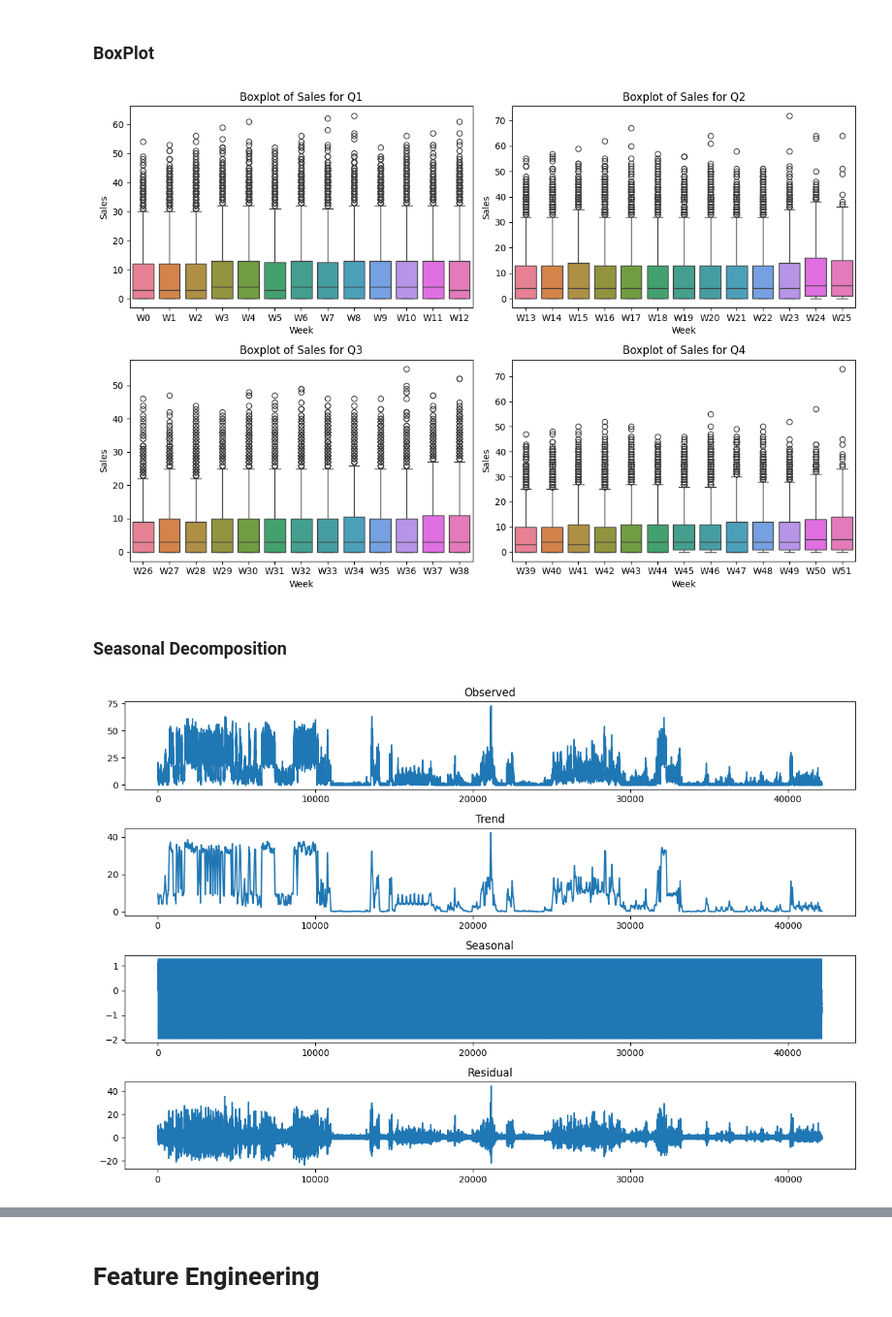
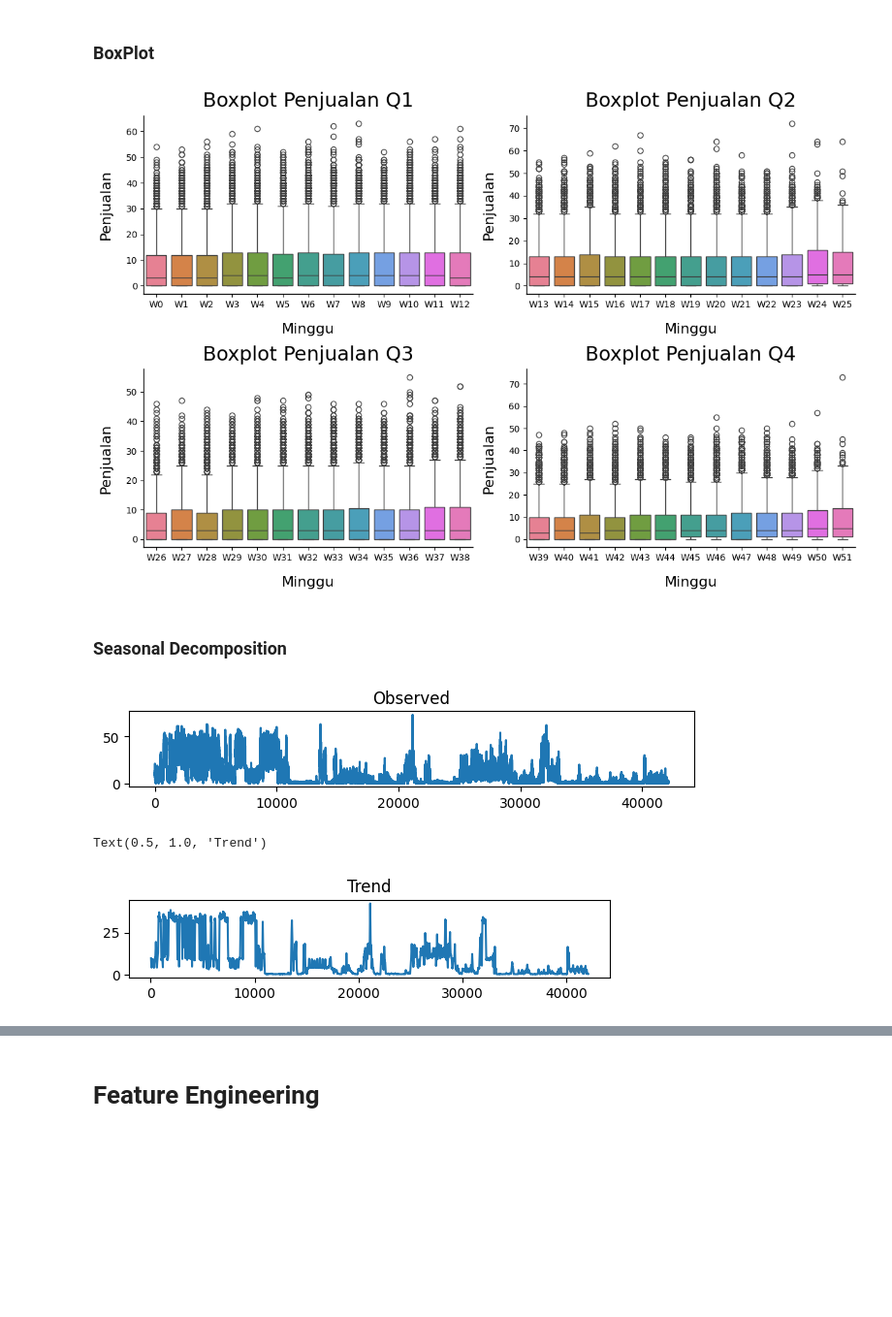
Before and after one commit to pwawiwa/ClusteringTask, a Jupyter notebook: Final.ipynb, the cells around one changed output, grey strips where cells are left out. Shown at 97% size. Drawn from its saved outputs; the diff is of its cells as text; code cells hidden in the pictures; blank space fills up the shorter version.

```diff
--- a/Final.ipynb
+++ b/Final.ipynb
@@ -106,46 +129,46 @@ quarter_names = ['Q1', 'Q2', 'Q3', 'Q4']
 plt.figure(figsize=(12, 8))
 for i, quarter in enumerate(quarters):
     plt.subplot(2, 2, i+1)
-    sn.boxplot(data=quarter, orient='v')
-    plt.title(f'Boxplot of Sales for {quarter_names[i]}')
-    plt.ylabel('Sales')
-    plt.xlabel('Week')
+    sns.boxplot(data=quarter, orient='v')
+    plt.title(f'Boxplot Penjualan {quarter_names[i]}', fontsize=22, pad=10)
+    plt.ylabel('Penjualan', fontsize=16, labelpad=15)
+    plt.xlabel('Minggu', fontsize=16, labelpad=15)
+    ax = plt.gca()
+    ax.spines['top'].set_visible(False)
+    ax.spines['right'].set_visible(False)
+    ax.spines['left'].set_linewidth(1.0)
+    ax.spines['bottom'].set_linewidth(1.0)
+    ax.spines['left'].set_edgecolor('black')
+    ax.spines['bottom'].set_edgecolor('black')
 
 plt.tight_layout()
 plt.show()
 # %% [output]
-[figure, old version]
+[figure, new version]
 # %% [markdown]
 ### Seasonal Decomposition
 # %%
 import statsmodels.api as sm
 
 # Assuming 'sales' is your time series data
 sales = dfr[dfr.columns].values.flatten()
 
 # Perform seasonal decomposition
 result = sm.tsa.seasonal_decompose(sales, model='additive', period=52)
 
-# Plot the decomposition
-plt.figure(figsize=(12, 8))
 
 plt.subplot(411)
 plt.plot(result.observed)
 plt.title('Observed')
 
-plt.subplot(412)
-plt.plot(result.trend)
-plt.title('Trend')
-
-plt.subplot(413)
-plt.plot(result.seasonal)
-plt.title('Seasonal')
-
-plt.subplot(414)
-plt.plot(result.resid)
-plt.title('Residual')
-
 plt.tight_layout()
 plt.show()
 # %% [output]
-[figure, old version]
+[figure, new version]
+# %%
+plt.subplot(412)
+plt.plot(result.trend)
+plt.title('Trend')
+# %% [output]
+Text(0.5, 1.0, 'Trend')
+[figure, added]
```
Also changed, not shown: parts of 27 cells of this notebook.
